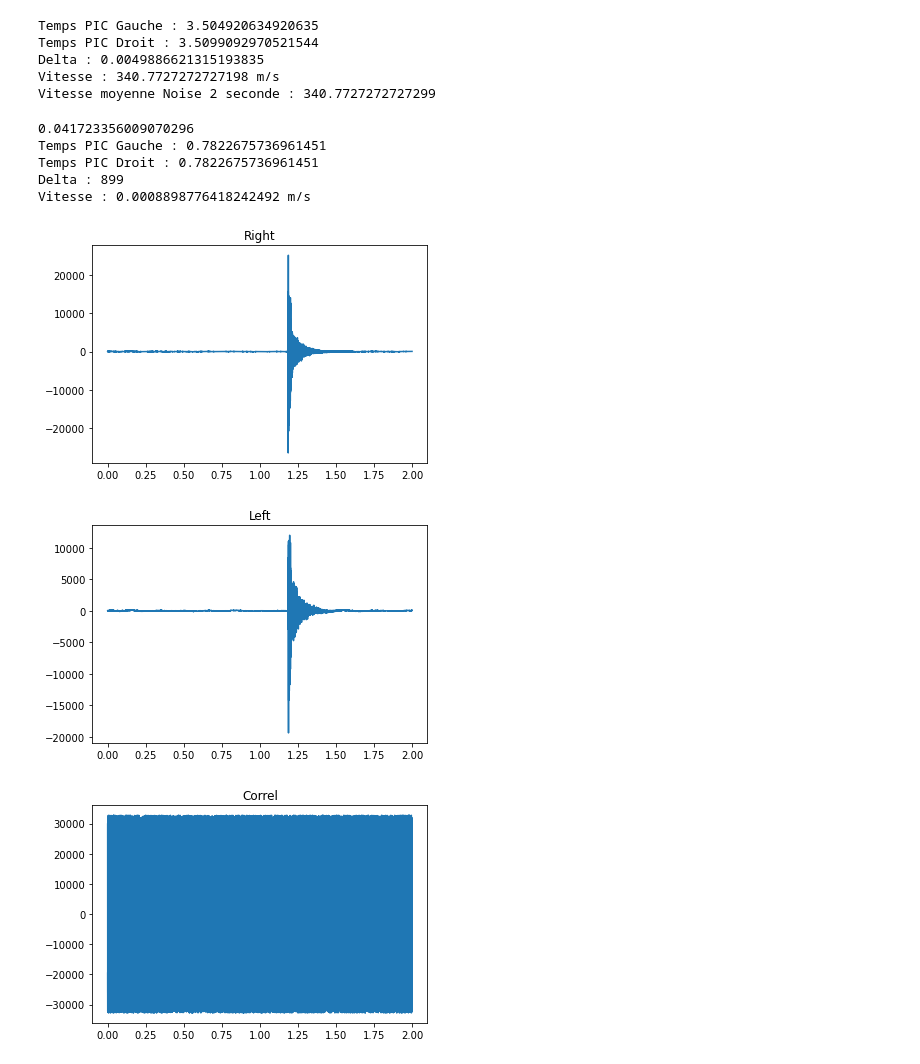
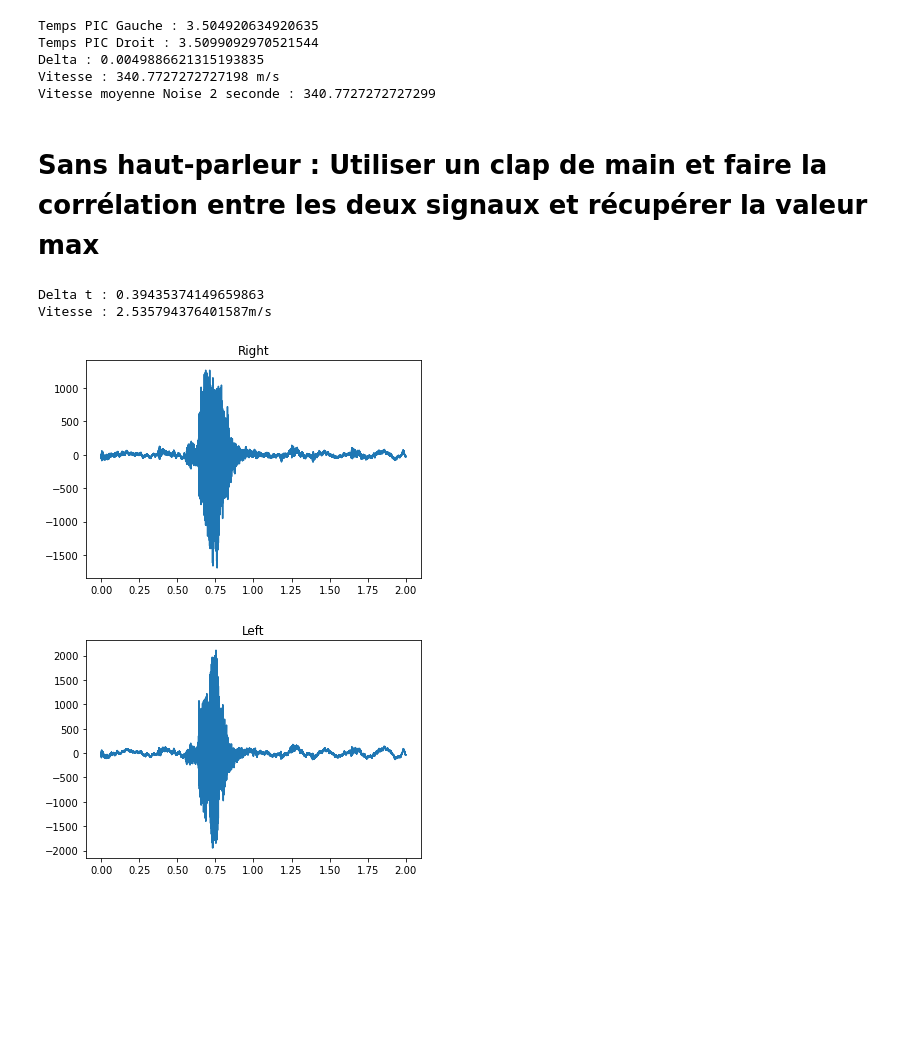
Before and after one commit to zuce68/ProjetFIP2A, a Jupyter notebook: MesureDuSon.ipynb, the cells around one changed output. Saved outputs shown, nothing was run; the diff lists cells and outputs as text; code cells hidden in the pictures; blank space fills up the shorter version.

```diff
--- a/MesureDuSon.ipynb
+++ b/MesureDuSon.ipynb
@@ -200,6 +200,8 @@ Temps PIC Droit : 3.5099092970521544
 Delta : 0.0049886621315193835
 Vitesse : 340.7727272727198 m/s
 Vitesse moyenne Noise 2 seconde : 340.7727272727299
+# %% [markdown]
+# Sans haut-parleur : Utiliser un clap de main et faire la corrélation entre les deux signaux et récupérer la valeur max
 # %%
 # Importer les bibliothèques nécessaires
 # Gestion du son
@@ -209,48 +211,40 @@ import soundfile as sf
 import scipy.io.wavfile
 import matplotlib.pyplot as plt
 import numpy as np
 #Bibliothèques pour générer, acquérir les sons
 import traitesignfip
 from importlib import reload
 reload(traitesignfip)
 
 traitesignfip.record()
 
 data_left, data_right = traitesignfip.read_signal()
 
 fs = 44100 # fréquence d'échantillonage
 N=len(data_left) #nombre d'échantillions
 n = np.arange(0,N)/fs   #on divise par la fréquence d'échantillonage pour etre mieux dans l'échelle
 
-distance=0.80#Distance entre les deux micros en mètre
+distance=1#Distance entre les deux micros en mètre
 
-#affichage du channel 1
+
 plt.figure()
 plt.title("Right")
 plt.plot(n,data_right)
 plt.figure()
 plt.title("Left")
 plt.plot(n,data_left)
 
-correl = scipy.signal.correlate(data_left,data_right,mode='same')
+corr = scipy.signal.correlate(data_right,data_left,mode="same")
+corr2 = scipy.signal.correlate(data_left,data_right,mode="same")
 
-plt.figure()
-plt.title("Correl")
-plt.plot(n,correl)
 
-print(np.argmax(correl)/44100)
 
-print("Temps PIC Gauche : "+str(max_index_Left))
-print("Temps PIC Droit : "+str(max_index_Right))
+delta_t = min(np.argmax(corr)/44100,np.argmax(corr2)/44100)
 
-print("Delta : "+str(delta_t))
+print("Delta t : "+str(delta_t))
 print("Vitesse : "+str(distance/delta_t)+" m/s")
 # %% [output]
-0.041723356009070296
-Temps PIC Gauche : 0.7822675736961451
-Temps PIC Droit : 0.7822675736961451
-Delta : 899
-Vitesse : 0.0008898776418242492 m/s
+Delta t : 0.39435374149659863
+Vitesse : 2.535794376401587m/s
-[figure, old version]
+[figure, new version]
-[figure, old version]
+[figure, new version]
-[figure, removed]
```
Also changed, not shown: parts of 1 cell of this notebook, 1 other file.
